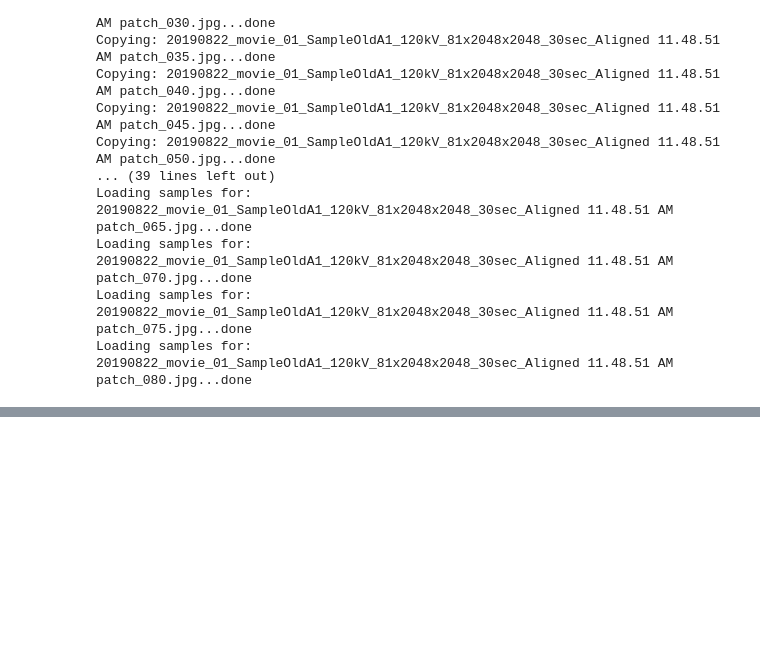
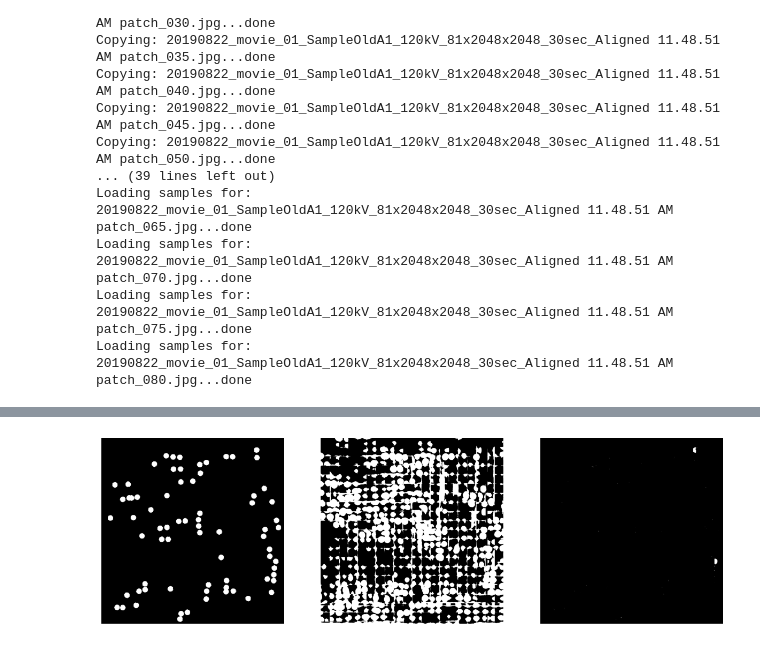
Before and after one commit to wheat-field2075/merons, a Jupyter notebook: model_testing.ipynb, the cells around one changed output, grey strips where cells are left out. Cells and saved outputs as stored; diff of their text form; code cells hidden in the pictures; blank space fills up the shorter version.

```diff
--- a/model_testing.ipynb
+++ b/model_testing.ipynb
@@ -175,0 +197,26 @@ RuntimeError: Given groups=1, weight of size [4, 1, 3, 3], expected input[1, 200
+# %%
+# view performance on entire validation image (2/3)
+
+thresh = 0.1
+val_mask = val_mask >= thresh
+pred_mask = pred_mask >= thresh
+
+thresh = 900
+plt.figure(figsize=[15, 5])
+pred_mask_stats = cv2.connectedComponentsWithStats(pred_mask.astype(np.uint8))[2][1:]
+for x, y, width, height, area in pred_mask_stats:
+    if area < thresh:
+        pred_mask[y:y+height, x:x+width] = 0
+
+mask_diff = (val_mask == 1) * (pred_mask == 0)
+mask_diff_stats = cv2.connectedComponentsWithStats(mask_diff.astype(np.uint8))[2][1:]
+for x, y, width, height, area in mask_diff_stats:
+    if area <= (0.7 * width * height):
+        mask_diff[y:y+height, x:x+width] = 0
+
+for index, target in enumerate([val_mask, pred_mask, mask_diff]):
+    plt.subplot(1, 3, index+1)
+    plt.axis('off')
+    plt.imshow(target, cmap="Greys_r")
+# %% [output]
+[figure, added]
```
Also changed, not shown: parts of 7 cells of this notebook, 36 other files.
